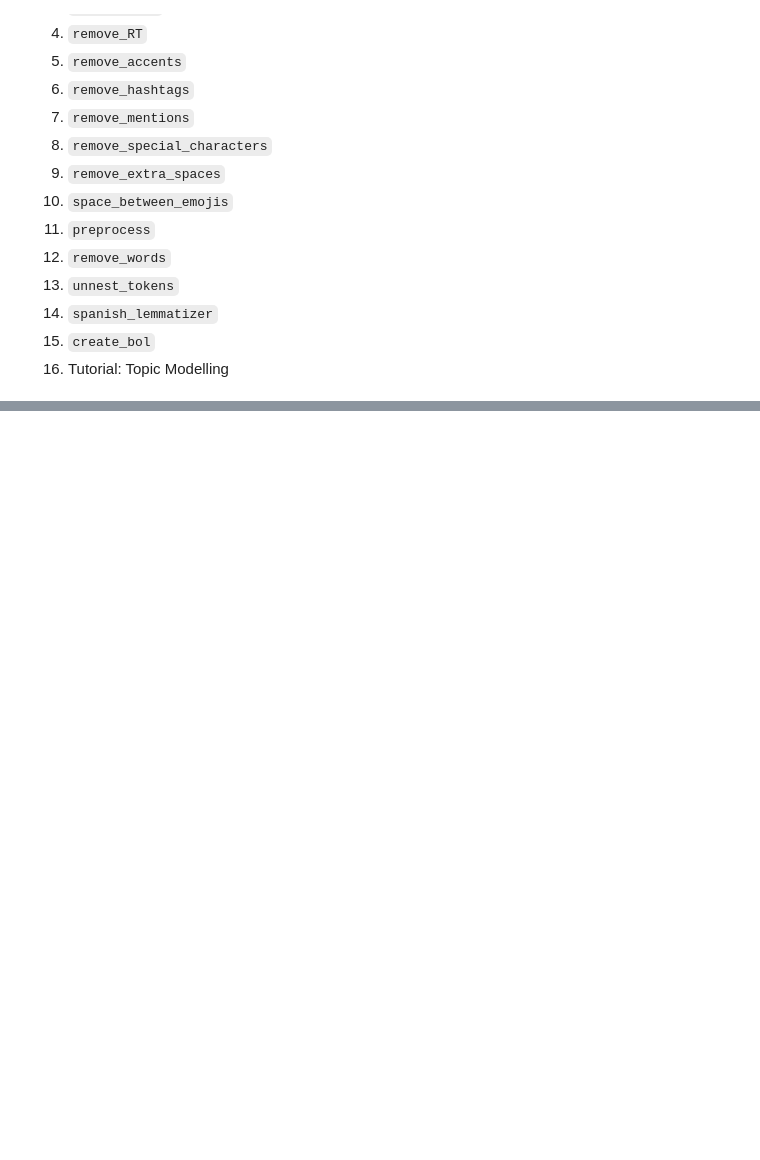
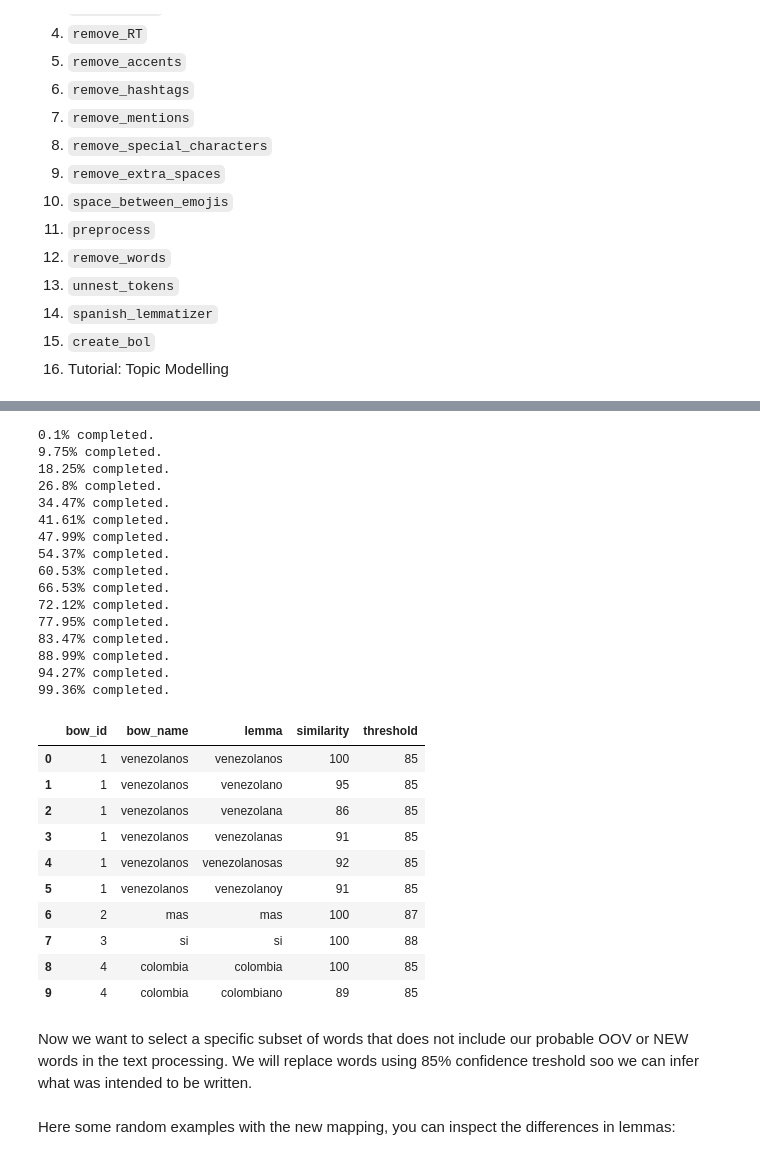
Before and after one commit to lgomezt/tidyX, a Jupyter notebook: Examples/Estructura tutorial.ipynb, the cells around one changed output, grey strips where cells are left out. Drawn from its saved outputs; the diff is of its cells as text; code cells hidden in the pictures; blank space fills up the shorter version.

Commit message:
Versión de Jose

```diff
--- a/Examples/Estructura tutorial.ipynb
+++ b/Examples/Estructura tutorial.ipynb
@@ -133,0 +582,17 @@ print("After:", string_without_repetitions)
+# %%
+# PREPARATIONS
+# Environment set-up
+import sys
+sys.path.insert(1, r'C:\Users\JOSE\Desktop\Trabajo\Paper_no_supervisado\Tidytweets')
+from tidyX import TextPreprocessor as tt
+import pandas as pd
+import random
+# Getting the data:
+# In this tutorial, we use a sample dataset of 799053 tweets related to Venezuelan migrants in Colombia.
+# The dataset is available in the data folder of the repository.
+# For efficiency we will only use a random sample of 1000 tweets
+n = 799053 #number of records in file
+s = 1000 #desired sample size
+skip = sorted(random.sample(range(n),n-s))
+tweets = pd.read_excel(r"C:\Users\JOSE\Desktop\Trabajo\Paper_no_supervisado\Tidytweets\data\Base_Para_Labels.xlsx", skiprows=skip, header=None, names=['Snippet'])
+tweets.head()
@@ -133,0 +610,3 @@ print("After:", string_without_repetitions)
+# %%
+cleaning_process = lambda x: tt.preprocess(x, delete_emojis=True, extract=False)
+tweets['Clean_tweets'] = tweets['Snippet'].apply(cleaning_process)
@@ -133,0 +645,2 @@ print("After:", string_without_repetitions)
+# %%
+tokenized_cleaned_tweets = tt.spacy_pipeline(tweets['Clean_tweets'].to_list(), custom_lemmatizer=True, pipeline=['tokenize', 'lemmatizer'], stopwords_language='spanish', model='es_core_news_sm', num_strings=0)
@@ -133,0 +690,44 @@ print("After:", string_without_repetitions)
+# %%
+import numpy as np
+import itertools
+from collections import Counter
+# We take our list of lists and convert it to a list of strings
+flattened_list = list(itertools.chain.from_iterable(tokenized_cleaned_tweets))
+# Now we count the number of times each lemma appears in the list and sort the list in descending order
+word_count = Counter(flattened_list)
+sorted_words = sorted(word_count.items(), key=lambda x: x[1], reverse=True)
+sorted_words_only = [word for word, count in sorted_words]
+numpy_array = np.array(sorted_words_only)
+# Now we create our bag of lemmas
+bol_df = tt.create_bol(numpy_array, verbose=True)
+bol_df.head(10)
+# %% [output]
+0.1% completed.
+9.75% completed.
+18.25% completed.
+26.8% completed.
+34.47% completed.
+41.61% completed.
+47.99% completed.
+54.37% completed.
+60.53% completed.
+66.53% completed.
+72.12% completed.
+77.95% completed.
+83.47% completed.
+88.99% completed.
+94.27% completed.
+99.36% completed.
+|  | bow_id | bow_name | lemma | similarity | threshold |
+| 0 | 1 | venezolanos | venezolanos | 100 | 85 |
+| 1 | 1 | venezolanos | venezolano | 95 | 85 |
+| 2 | 1 | venezolanos | venezolana | 86 | 85 |
+| 3 | 1 | venezolanos | venezolanas | 91 | 85 |
+| 4 | 1 | venezolanos | venezolanosas | 92 | 85 |
+| 5 | 1 | venezolanos | venezolanoy | 91 | 85 |
+| 6 | 2 | mas | mas | 100 | 87 |
+| 7 | 3 | si | si | 100 | 88 |
+| 8 | 4 | colombia | colombia | 100 | 85 |
+| 9 | 4 | colombia | colombiano | 89 | 85 |
+# %% [markdown]
+Now we want to select a specific subset of words that does not include our probable OOV or NEW words in the text processing. We will replace words using 85% confidence treshold soo we can infer what was intended to be written.
@@ -133,0 +738,2 @@ print("After:", string_without_repetitions)
+# %% [markdown]
+Here some random examples with the new mapping, you can inspect the differences in lemmas:
```
Also changed, not shown: parts of 91 cells of this notebook.
